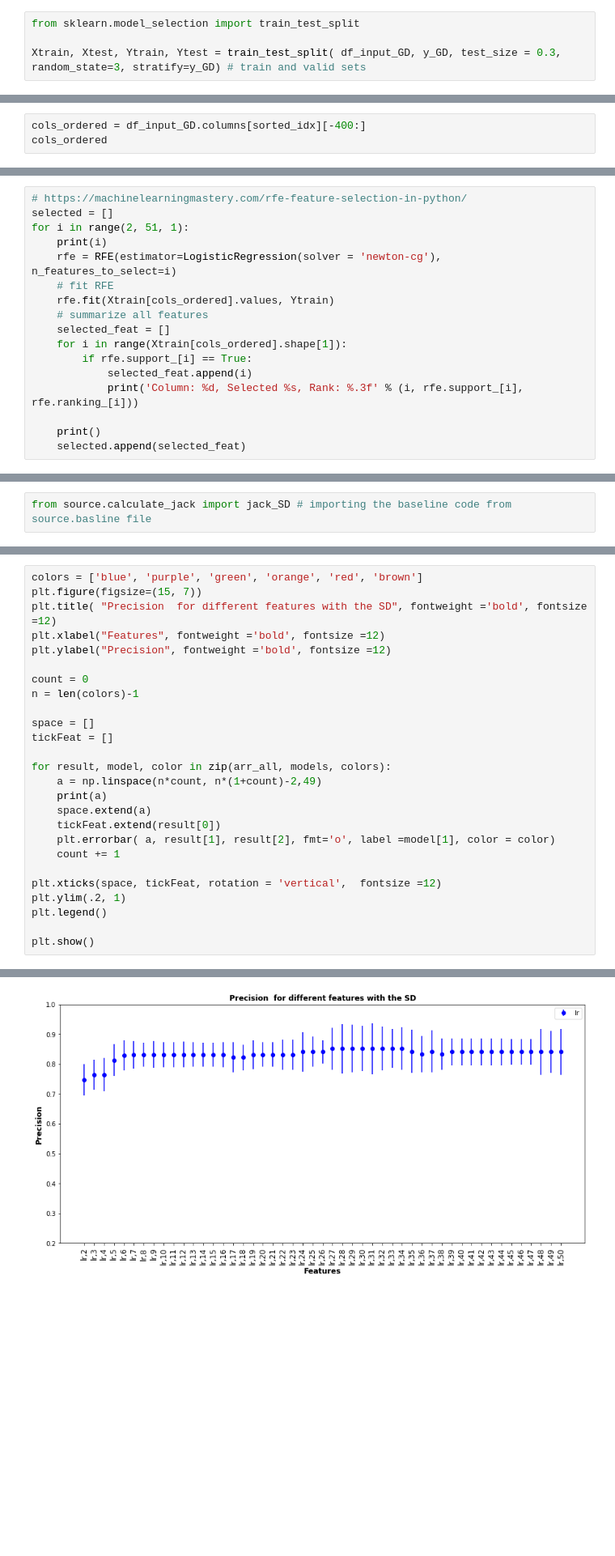
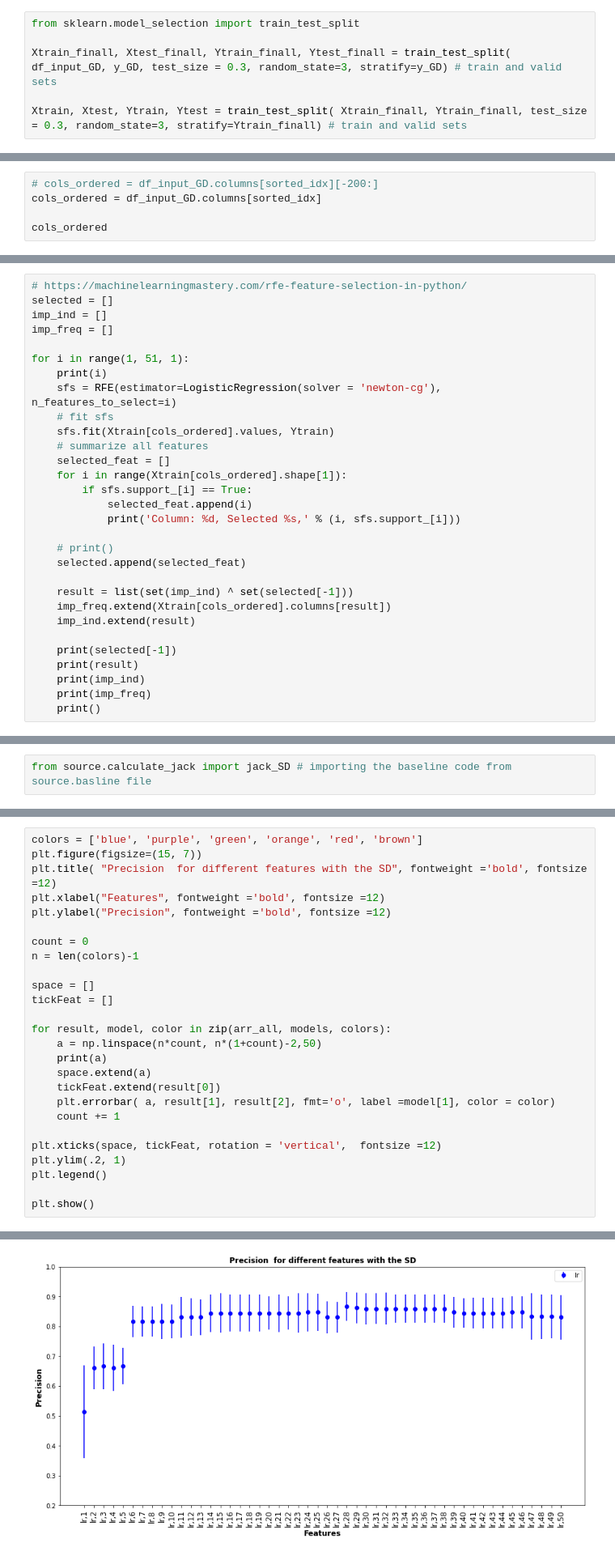
Before and after one commit to eahussein/apple_classification, a Jupyter notebook: gd/tutorial6.ipynb, the cells around one changed output, grey strips where cells are left out. Shown at 81% size. Cells and saved outputs as stored; diff of their text form; blank space fills up the shorter version.

```diff
--- a/gd/tutorial6.ipynb
+++ b/gd/tutorial6.ipynb
@@ -31,7 +31,9 @@ import matplotlib.pyplot as plt
 # %%
 from sklearn.model_selection import train_test_split
 
-Xtrain, Xtest, Ytrain, Ytest = train_test_split( df_input_GD, y_GD, test_size = 0.3, random_state=3, stratify=y_GD) # train and valid sets
+Xtrain_finall, Xtest_finall, Ytrain_finall, Ytest_finall = train_test_split( df_input_GD, y_GD, test_size = 0.3, random_state=3, stratify=y_GD) # train and valid sets
+
+Xtrain, Xtest, Ytrain, Ytest = train_test_split( Xtrain_finall, Ytrain_finall, test_size = 0.3, random_state=3, stratify=Ytrain_finall) # train and valid sets
 # %%
 print(Xtrain.shape)
 print(Xtest.shape)
@@ -51,6 +53,8 @@ print(sorted_idx[-10:])
 # %% [output]
 [ 15 205 144 153  71 180 157  60  43  86]
 # %%
-cols_ordered = df_input_GD.columns[sorted_idx][-400:]
+# cols_ordered = df_input_GD.columns[sorted_idx][-200:]
+cols_ordered = df_input_GD.columns[sorted_idx]
+
 cols_ordered
 # %% [output]
@@ -93,18 +97,31 @@ from sklearn.linear_model import LogisticRegression
 # %%
 # https://machinelearningmastery.com/rfe-feature-selection-in-python/
 selected = []
-for i in range(2, 51, 1):
+imp_ind = []
+imp_freq = []
+
+for i in range(1, 51, 1):
     print(i)
-    rfe = RFE(estimator=LogisticRegression(solver = 'newton-cg'), n_features_to_select=i)
-    # fit RFE
-    rfe.fit(Xtrain[cols_ordered].values, Ytrain)
+    sfs = RFE(estimator=LogisticRegression(solver = 'newton-cg'), n_features_to_select=i)
+    # fit sfs
+    sfs.fit(Xtrain[cols_ordered].values, Ytrain)
     # summarize all features
     selected_feat = []
     for i in range(Xtrain[cols_ordered].shape[1]):
-        if rfe.support_[i] == True:
+        if sfs.support_[i] == True:
             selected_feat.append(i)
-            print('Column: %d, Selected %s, Rank: %.3f' % (i, rfe.support_[i], rfe.ranking_[i]))
+            print('Column: %d, Selected %s,' % (i, sfs.support_[i]))
 
+    # print()
+    selected.append(selected_feat)
+
+    result = list(set(imp_ind) ^ set(selected[-1]))
+    imp_freq.extend(Xtrain[cols_ordered].columns[result])
+    imp_ind.extend(result)
+
+    print(selected[-1])
+    print(result)
+    print(imp_ind)
+    print(imp_freq)
     print()
-    selected.append(selected_feat)
 # %% [output]
@@ -219,7 +259,7 @@ space = []
 tickFeat = []
 
 for result, model, color in zip(arr_all, models, colors):
-    a = np.linspace(n*count, n*(1+count)-2,49)
+    a = np.linspace(n*count, n*(1+count)-2,50)
     print(a)
     space.extend(a)
     tickFeat.extend(result[0])
@@ -240,3 +284,3 @@ plt.show()
-[figure, old version]
+[figure, new version]
 # %%
 [5,4], [541]
```
Also changed, not shown: parts of 14 cells of this notebook, 19 other files.
